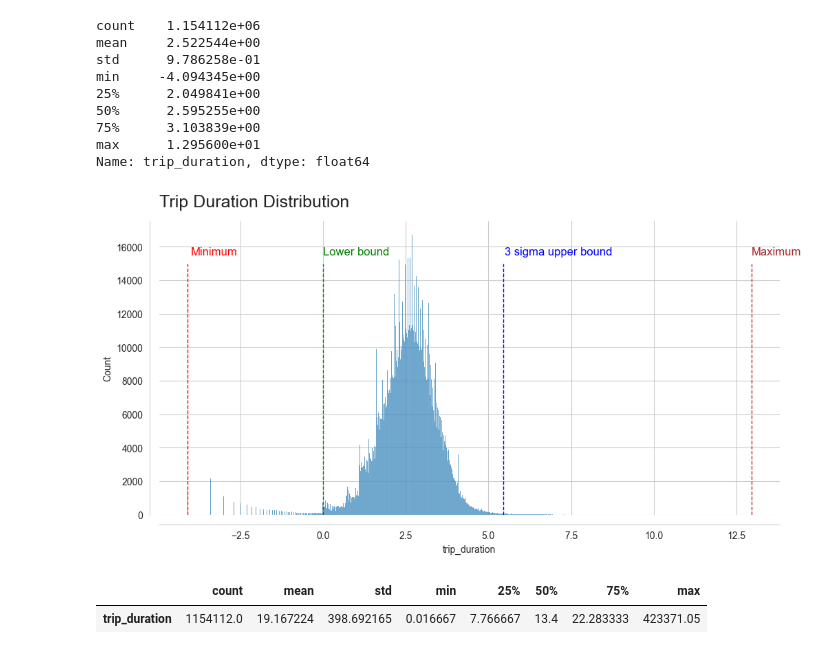
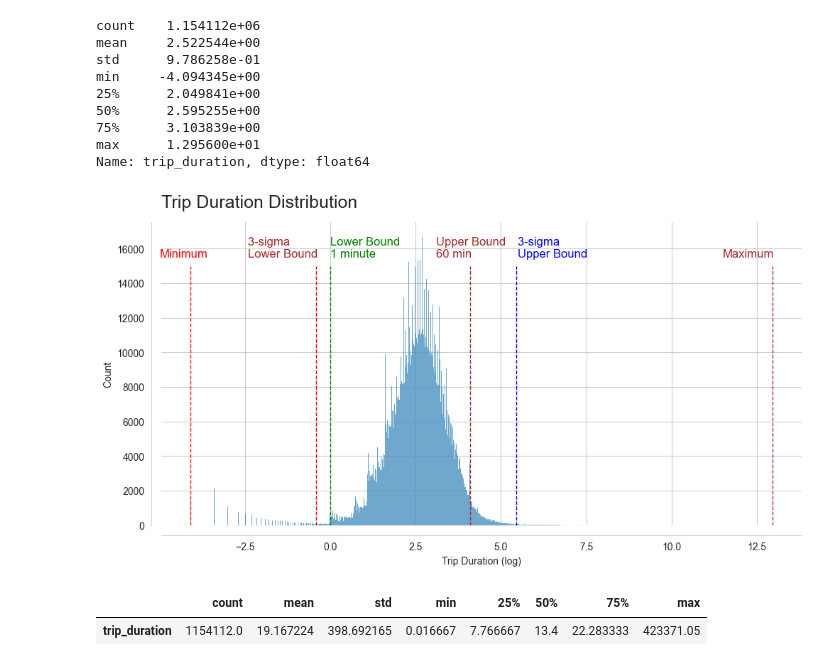
Before and after one commit to torazame/DTC_Module1_HW, a Jupyter notebook: notebooks/module_01_hwork.ipynb, the cells around one changed output. Drawn from its saved outputs; the diff is of its cells as text; code cells hidden in the pictures.

```diff
--- a/notebooks/module_01_hwork.ipynb
+++ b/notebooks/module_01_hwork.ipynb
@@ -118,18 +119,26 @@ min     -4.094345e+00
 max      1.295600e+01
 Name: trip_duration, dtype: float64
 # %%
+# distribution plot
 sns.displot(x=jan_trip_duration_log, aspect=2)
 plt.vlines(x=[trip_duration_stats_log.loc['min'],
               trip_duration_stats_log.loc['max'],
-              0,
-              jan_trip_duration_log.mean() + jan_trip_duration_log.std() * 3],
+              np.log(1),
+              jan_trip_duration_log.mean() + jan_trip_duration_log.std() * 3,
+              jan_trip_duration_log.mean() - jan_trip_duration_log.std() * 3,
+              np.log(60)],
            ymin=0, ymax=15000, colors=['red', 'brown', 'green', 'blue'],  linestyles='--', lw=1)
-plt.text(-4, 15500, 'Minimum', fontdict={'fontsize': 12, 'color': 'red'})
-plt.text(0, 15500, 'Lower bound', fontdict={'fontsize': 12, 'color': 'green'})
-plt.text(5.5, 15500, '3 sigma upper bound', fontdict={'fontsize': 12, 'color': 'blue'})
-plt.text(12.95, 15500, 'Maximum', fontdict={'fontsize': 12, 'color': 'brown'})
+plt.text(-5, 15500, 'Minimum', fontdict={'fontsize': 12, 'color': 'red'})
+plt.text(np.log(1), 15500, 'Lower Bound \n1 minute', fontdict={'fontsize': 12, 'color': 'green'})
+plt.text(5.5, 15500, '3-sigma \nUpper Bound', fontdict={'fontsize': 12, 'color': 'blue'})
+plt.text(11.5, 15500, 'Maximum', fontdict={'fontsize': 12, 'color': 'brown'})
+plt.text(np.log(60)-1, 15500, 'Upper Bound \n60 min', fontdict={'fontsize': 12, 'color': 'brown'})
+plt.text(jan_trip_duration_log.mean() - jan_trip_duration_log.std() * 3 - 2, 15500, '3-sigma \nLower Bound', fontdict={'fontsize': 12, 'color': 'brown'})
+
+plt.xlabel('Trip Duration (log)')
+
 plt.title('Trip Duration Distribution', pad=15, fontsize=18, loc='left')
 sns.despine(offset=10)
 # %% [output]
-[figure, old version]
+[figure, new version]
 # %%
```
Also changed, not shown: parts of 2 cells of this notebook.
